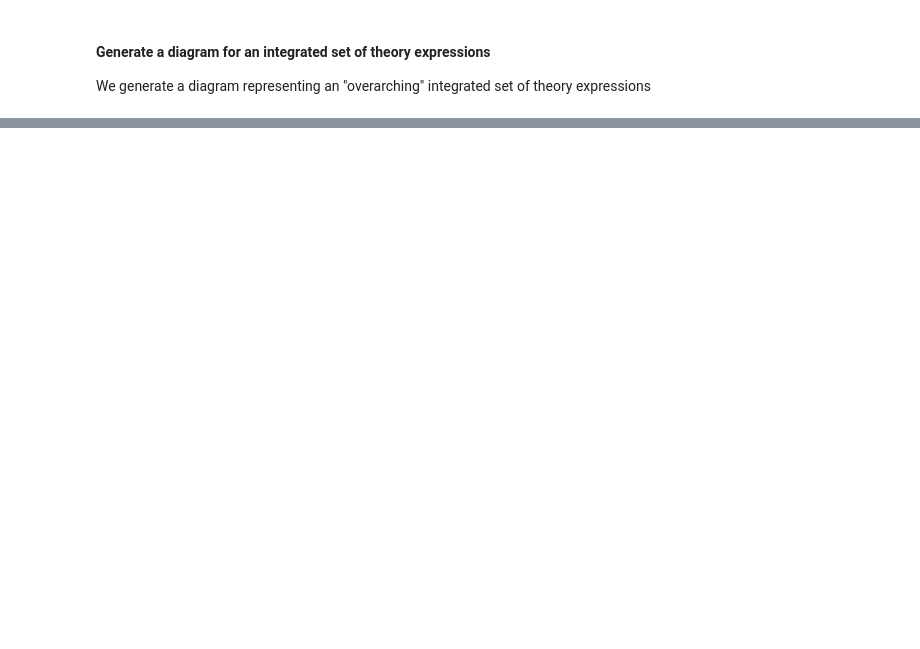
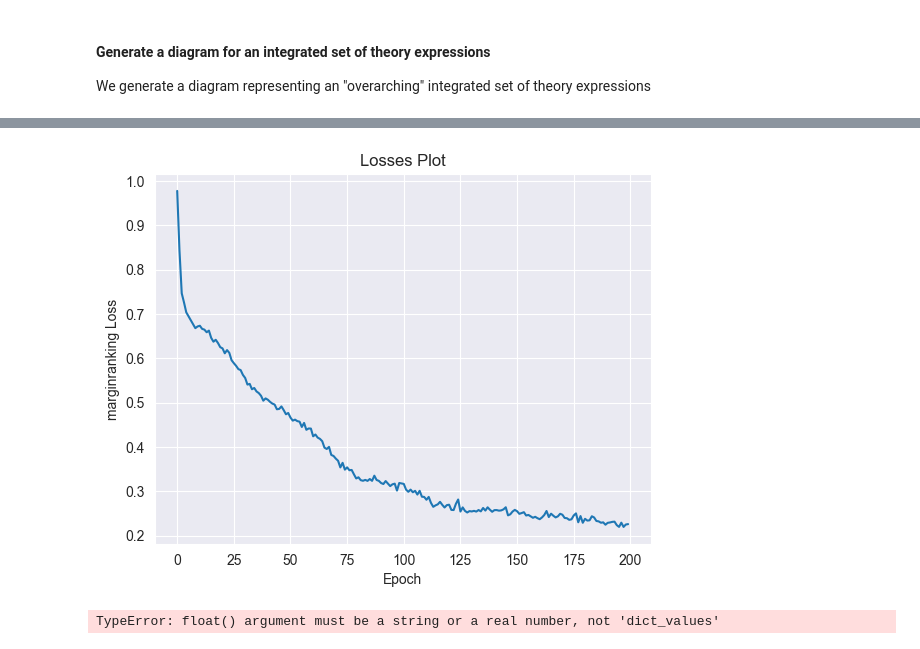
Before and after one commit to jannahastings/theory-database, a Jupyter notebook: AnalyseTheoryMapping.ipynb, the cells around one changed output, grey strips where cells are left out. Drawn from its saved outputs; the diff is of its cells as text; code cells hidden in the pictures; blank space fills up the shorter version.

```diff
--- a/AnalyseTheoryMapping.ipynb
+++ b/AnalyseTheoryMapping.ipynb
@@ -544,18 +645,13 @@ def wrap_if_needed(string_val):
 
 G=nx.DiGraph()
 
-for (a1,rel,a2) in annotated_triples:
-    if cnt[(a1,rel,a2)]>1:
-        a1iri = onto.get_iri_for_id(a1)
-        a2iri = onto.get_iri_for_id(a2)
-        a1label = onto.get_annotation(a1iri, RDFSLABEL)
-        a2label = onto.get_annotation(a2iri, RDFSLABEL)
-        if a1label is None or a2label is None:
+for (a1,a1l,rel,a2,a2l) in annotated_triples:
+    if cnt[(a1,a1l,rel,a2,a2l)]>1 and isinstance(a1,str) and isinstance(a2,str):
+        if a1l is None or a2l is None:   # Exclude those for which we didn't yet find a label
             continue
-
-        G.add_node(wrap_if_needed(a1label))
-        G.add_node(wrap_if_needed(a2label))
-        G.add_edge(wrap_if_needed(a1label),wrap_if_needed(a2label),label=rel)
+        G.add_node(wrap_if_needed(a1l))
+        G.add_node(wrap_if_needed(a2l))
+        G.add_edge(wrap_if_needed(a1l),wrap_if_needed(a2l),label=rel,penwidth=str(cnt[(a1,a1l,rel,a2,a2l)]))
 
 pdot = nx.drawing.nx_pydot.to_pydot(G)
 
@@ -571,0 +902,18 @@ pdot.write_png(png_path)
+# %%
+from pykeen.triples import TriplesFactory
+from pykeen.pipeline import pipeline
+
+# Generate triples from the graph data
+tf = TriplesFactory.from_labeled_triples(df.values)
+
+# split triples into train and test
+training, testing = tf.split([0.8, 0.2], random_state=42)
+
+# generate embeddings using PyKEEN's pipeline method
+result = pipeline(
+        training=training,
+        testing=testing,
+        model = "TransR",
+        model_kwargs=dict(embedding_dim=128),
+        training_kwargs=dict(num_epochs=200),
+        random_seed=42)
@@ -571,0 +926,4 @@ pdot.write_png(png_path)
+# %%
+#plot loss
+result.plot_losses()
+# %% [output]
@@ -571,0 +931,15 @@ pdot.write_png(png_path)
+[figure, added]
+# %%
+import torch
+
+# get entity labels from training set
+entity_labels = training.entity_labeling.all_labels()
+# convert entities to ids
+entity_ids = torch.as_tensor(training.entities_to_ids(entity_labels))
+# retrieve the embeddings using entity ids
+entity_embeddings = result.model.entity_representations[0](indices=entity_ids)
+# create a dictionary of entity labels and embeddings
+entity_embeddings_dict = dict(zip(entity_labels, entity_embeddings.detach()))
+#entity_embeddings_dict.values()
+# %% [output]
+TypeError: float() argument must be a string or a real number, not 'dict_values'
```
Also changed, not shown: parts of 51 cells of this notebook, 3 other files.
